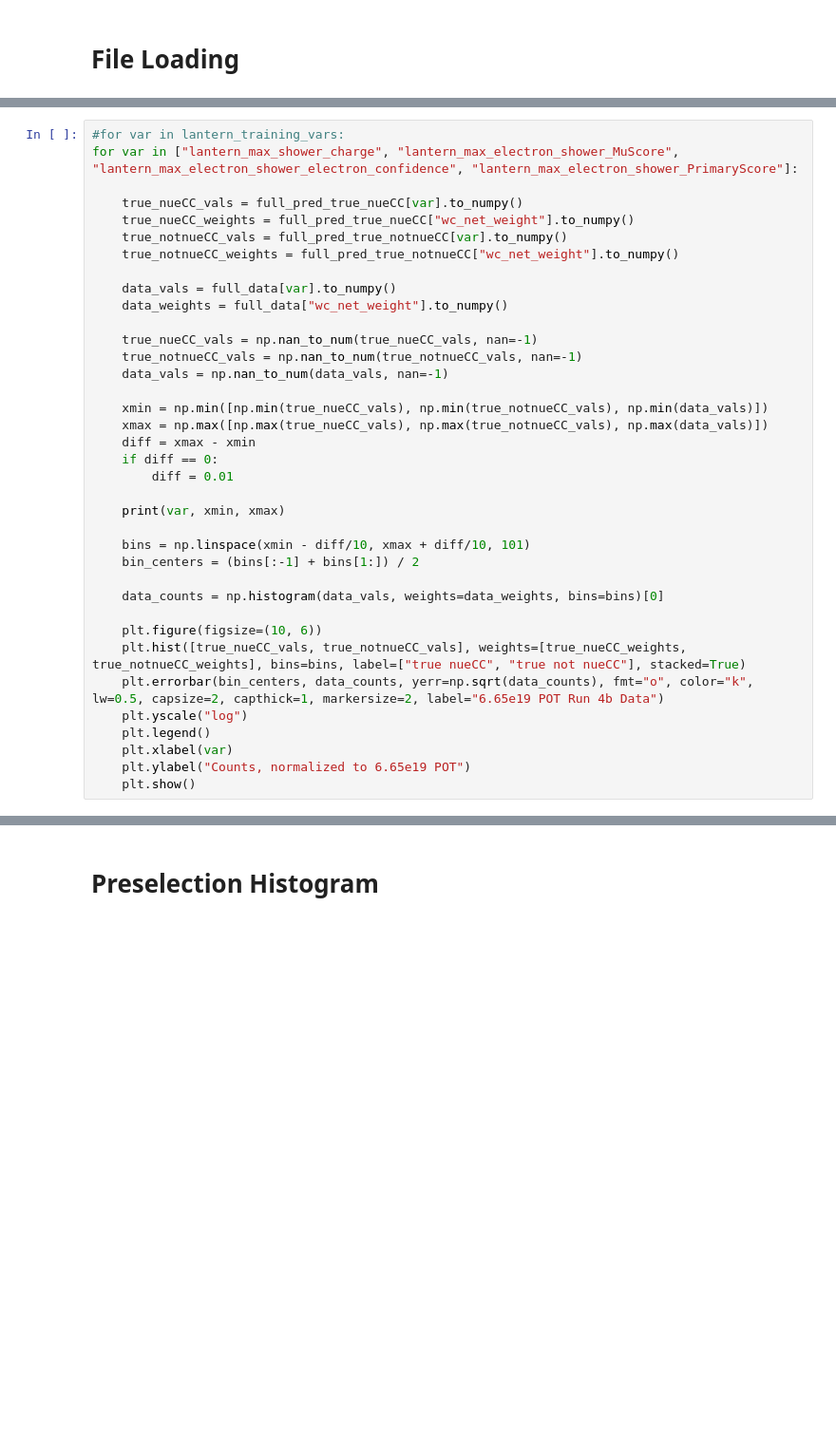
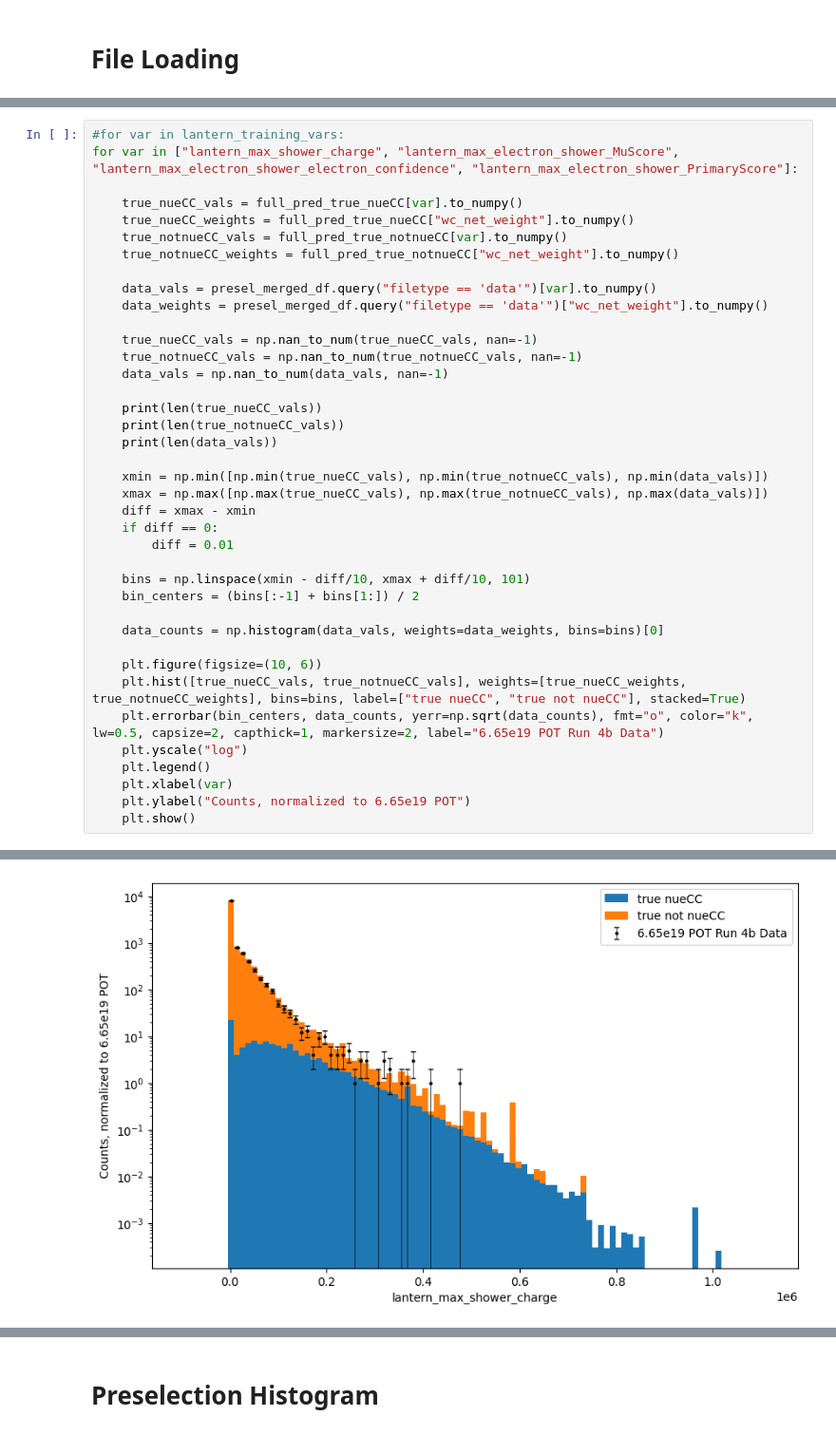
Before and after one commit to leehagaman/uboone_ngem, a Jupyter notebook: ipynb_notebooks/open_data_multiclass_histograms.ipynb, the cells around one changed output, grey strips where cells are left out. Shown at 95% size. Drawn from its saved outputs; the diff is of its cells as text; blank space fills up the shorter version.

```diff
--- a/ipynb_notebooks/open_data_multiclass_histograms.ipynb
+++ b/ipynb_notebooks/open_data_multiclass_histograms.ipynb
@@ -94,20 +145,22 @@ for var in ["lantern_max_shower_charge", "lantern_max_electron_shower_MuScore",
     true_notnueCC_vals = full_pred_true_notnueCC[var].to_numpy()
     true_notnueCC_weights = full_pred_true_notnueCC["wc_net_weight"].to_numpy()
 
-    data_vals = full_data[var].to_numpy()
-    data_weights = full_data["wc_net_weight"].to_numpy()
+    data_vals = presel_merged_df.query("filetype == 'data'")[var].to_numpy()
+    data_weights = presel_merged_df.query("filetype == 'data'")["wc_net_weight"].to_numpy()
 
     true_nueCC_vals = np.nan_to_num(true_nueCC_vals, nan=-1)
     true_notnueCC_vals = np.nan_to_num(true_notnueCC_vals, nan=-1)
     data_vals = np.nan_to_num(data_vals, nan=-1)
+
+    print(len(true_nueCC_vals))
+    print(len(true_notnueCC_vals))
+    print(len(data_vals))
 
     xmin = np.min([np.min(true_nueCC_vals), np.min(true_notnueCC_vals), np.min(data_vals)])
     xmax = np.max([np.max(true_nueCC_vals), np.max(true_notnueCC_vals), np.max(data_vals)])
     diff = xmax - xmin
     if diff == 0:
         diff = 0.01
-
-    print(var, xmin, xmax)
 
     bins = np.linspace(xmin - diff/10, xmax + diff/10, 101)
     bin_centers = (bins[:-1] + bins[1:]) / 2
@@ -122,3 +175,4 @@ for var in ["lantern_max_shower_charge", "lantern_max_electron_shower_MuScore",
     plt.xlabel(var)
     plt.ylabel("Counts, normalized to 6.65e19 POT")
     plt.show()
+# %% [output]
@@ -124,0 +182 @@ for var in ["lantern_max_shower_charge", "lantern_max_electron_shower_MuScore",
+[figure, added]
```
Also changed, not shown: parts of 17 cells of this notebook, 3 other files.
